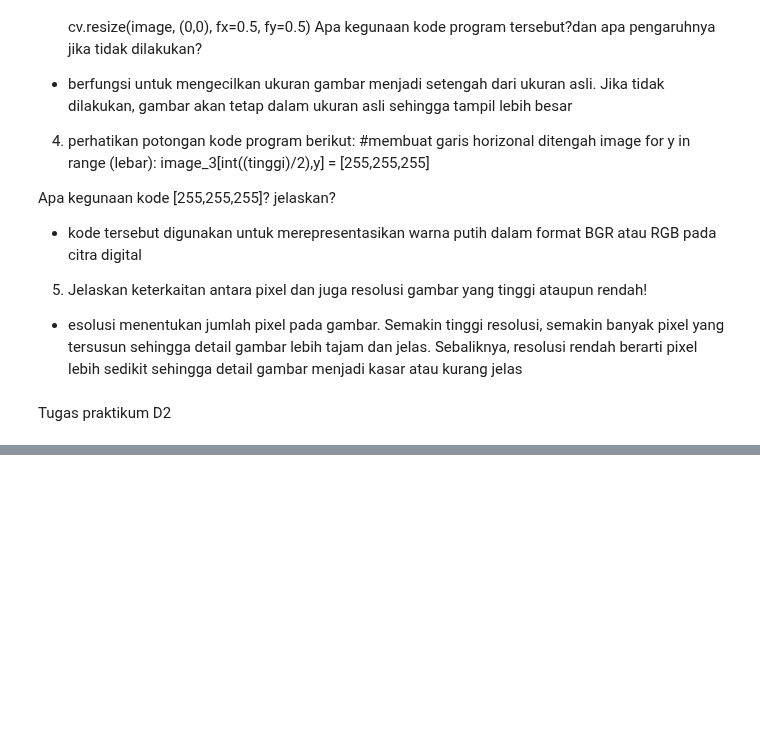
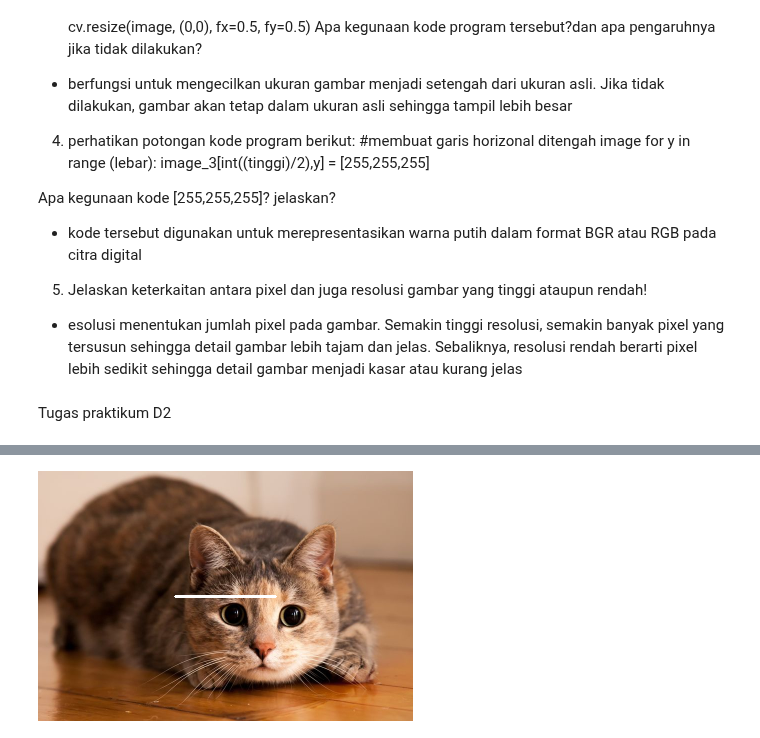
Before and after one commit to ayuannisa17/PCdVK_ganjil_2026, a Jupyter notebook: latihan_integrasi.ipynb, the cells around one changed output, grey strips where cells are left out. Saved outputs shown, nothing was run; the diff lists cells and outputs as text; code cells hidden in the pictures; blank space fills up the shorter version.

```diff
--- a/latihan_integrasi.ipynb
+++ b/latihan_integrasi.ipynb
@@ -83,0 +110,10 @@ Tugas praktikum D2
+# %%
+# 3. Buat garis horisontal berwarna putih dibagian tengah gambar dengan panjang tertentu
+image_horizontal = image_rgb.copy()
+titik_tengah_y = int(tinggi / 2)
+titik_tengah_x = int(lebar / 2)
+panjang = 100
+cv.line(image_horizontal, (titik_tengah_x - int(panjang/2), titik_tengah_y), (titik_tengah_x + int(panjang/2), titik_tengah_y), [255, 255, 255], 2)
+cv2_imshow(image_horizontal)
+# %% [output]
+[figure, added]
```
Also changed, not shown: parts of 6 cells of this notebook.
